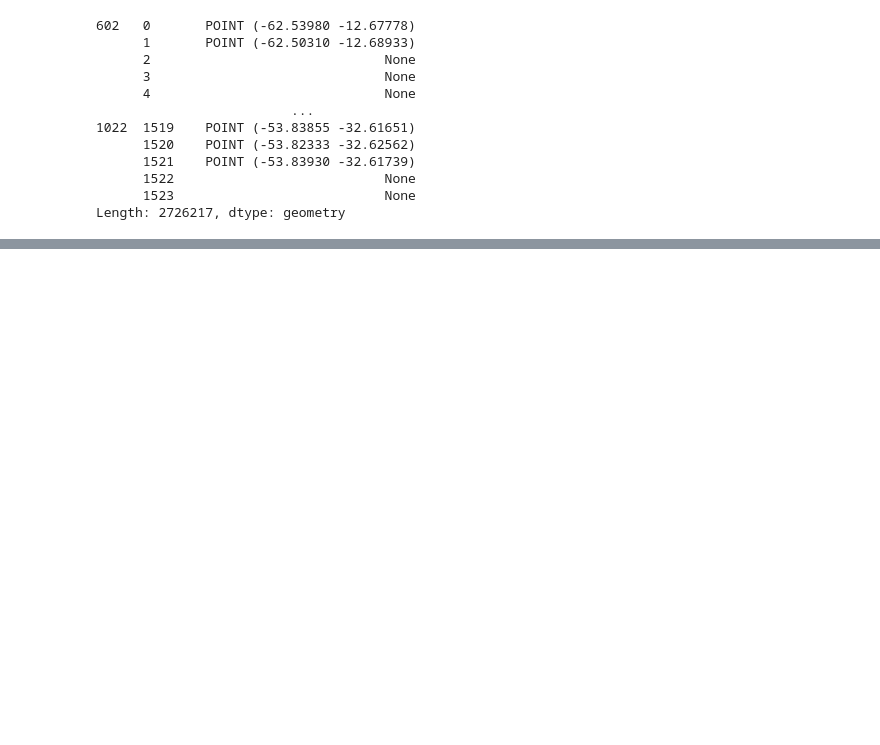
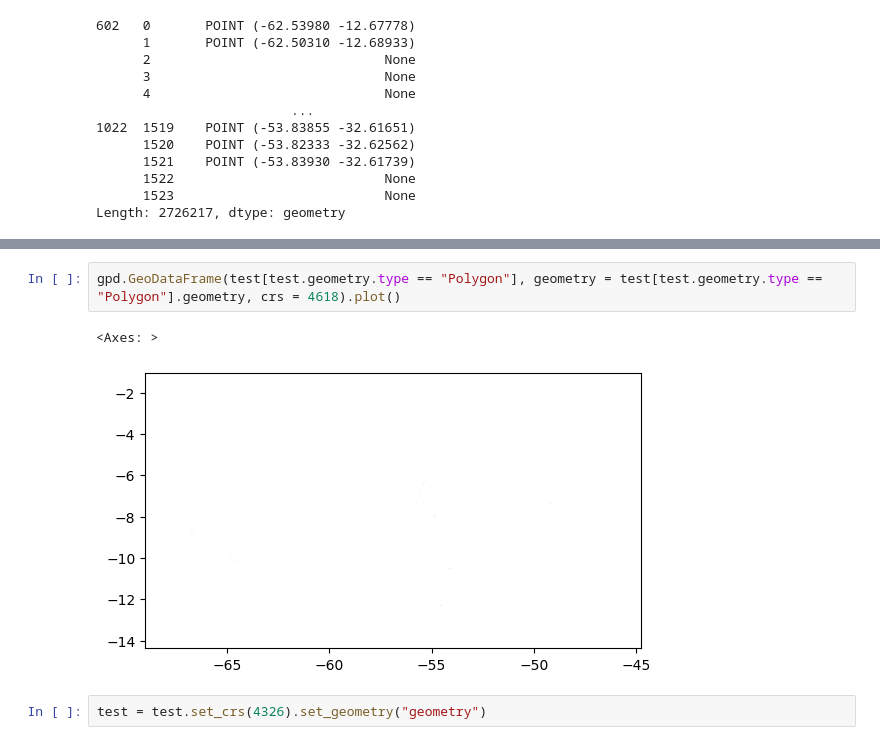
Before and after one commit to felixschulz385/Masterthesis, a Jupyter notebook: code/experiments/cloud_cover.ipynb, the cells around one changed output, grey strips where cells are left out. Saved outputs shown, nothing was run; the diff lists cells and outputs as text; blank space fills up the shorter version.

```diff
--- a/code/experiments/cloud_cover.ipynb
+++ b/code/experiments/cloud_cover.ipynb
@@ -148,0 +200,7 @@ Length: 2726217, dtype: geometry
+# %%
+gpd.GeoDataFrame(test[test.geometry.type == "Polygon"], geometry = test[test.geometry.type == "Polygon"].geometry, crs = 4618).plot()
+# %% [output]
+<Axes: >
+[figure, added]
+# %%
+test = test.set_crs(4326).set_geometry("geometry")
```
Also changed, not shown: parts of 14 cells of this notebook, 2 other files.
